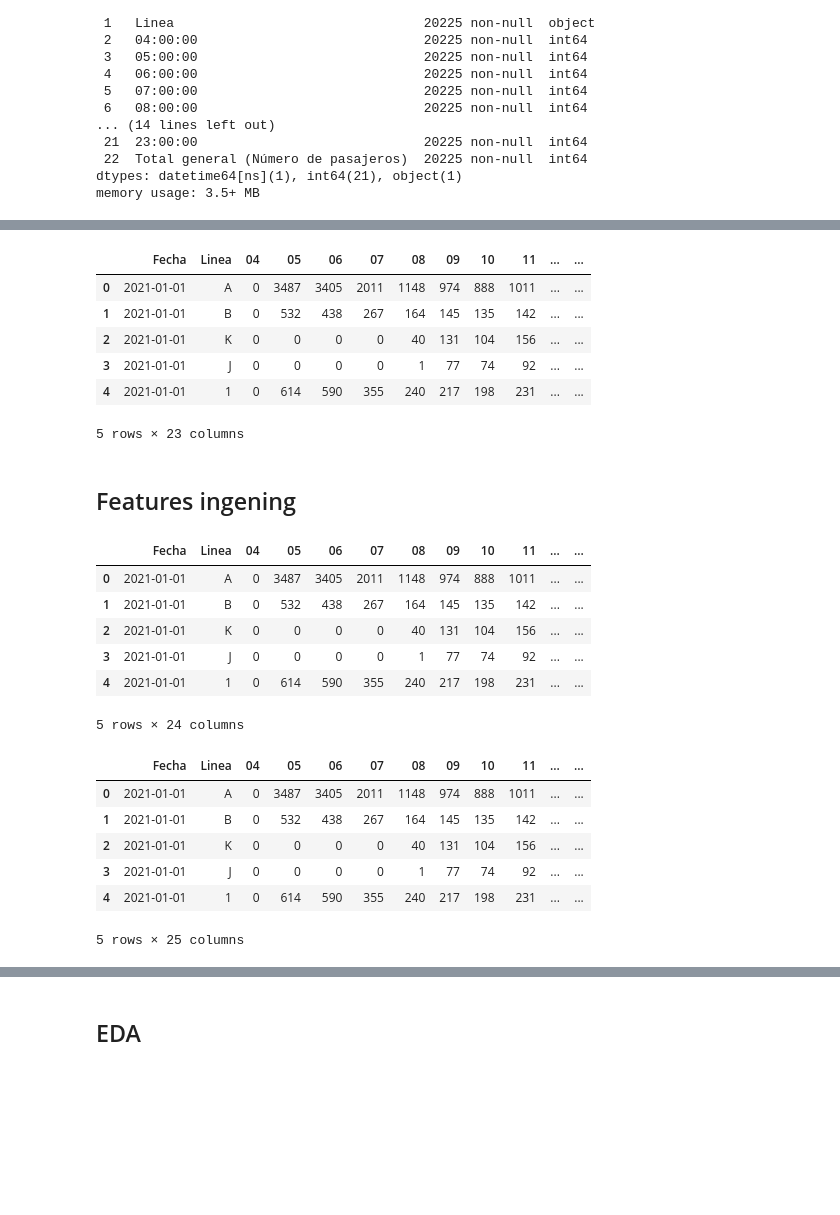
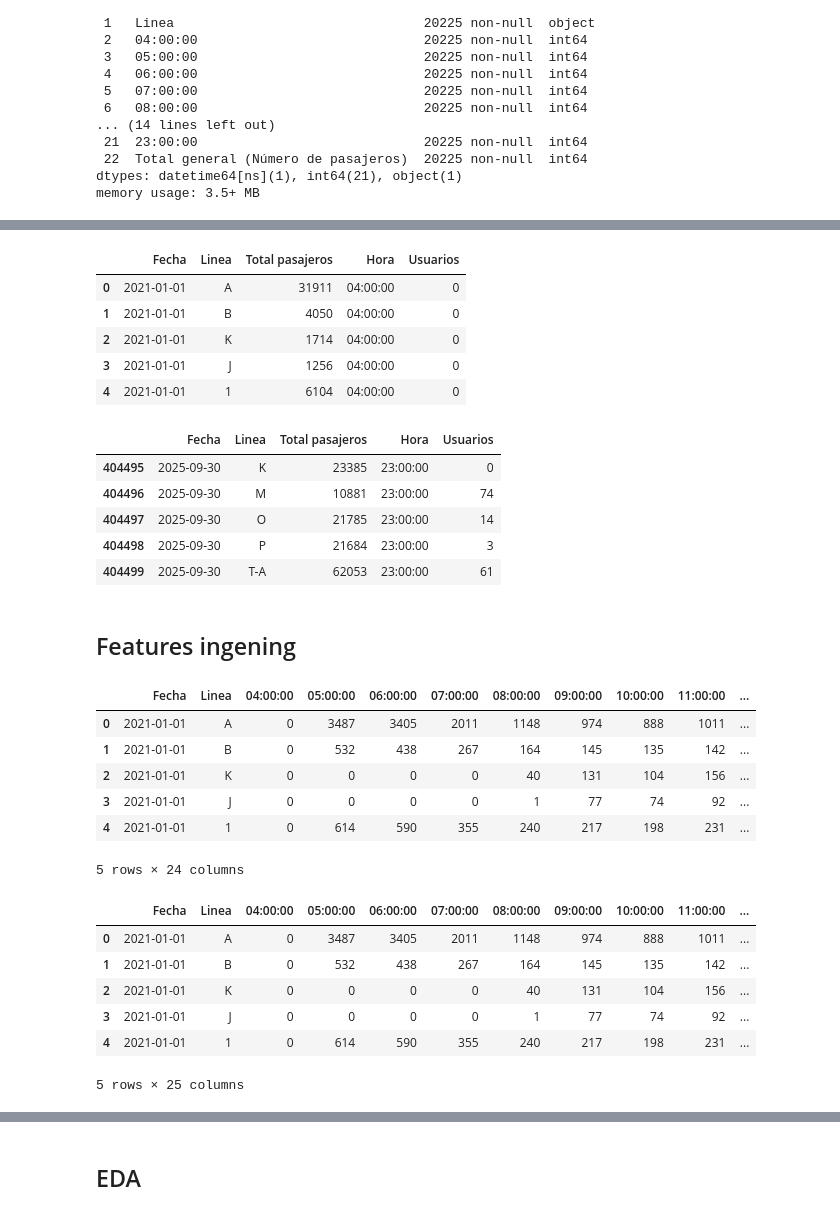
Before and after one commit to jbernalg/Project_Medellin_Metro, a Jupyter notebook: notebooks/preprocessing.ipynb, the cells around one changed output, grey strips where cells are left out. Drawn from its saved outputs; the diff is of its cells as text; code cells hidden in the pictures; blank space fills up the shorter version.

Commit message:
convertir df a formato largo

```diff
--- a/notebooks/preprocessing.ipynb
+++ b/notebooks/preprocessing.ipynb
@@ -149,18 +149,31 @@ df_total.sample()
 1 rows × 23 columns
+# %%
+# seleccionar columnas que representan horas
+hours_cols = [col for col in df_total.columns if col not in ['Fecha', 'Linea', 'Total pasajeros']]
+
+# convertir a formato largo
+df_long = df_total.melt(
+    id_vars=['Fecha', 'Linea', 'Total pasajeros'],
+    value_vars=hours_cols,
+    var_name='Hora',
+    value_name='Usuarios'
+)
+
+df_long.head()
+# %% [output]
+|  | Fecha | Linea | Total pasajeros | Hora | Usuarios |
+| 0 | 2021-01-01 | A | 31911 | 04:00:00 | 0 |
+| 1 | 2021-01-01 | B | 4050 | 04:00:00 | 0 |
+| 2 | 2021-01-01 | K | 1714 | 04:00:00 | 0 |
+| 3 | 2021-01-01 | J | 1256 | 04:00:00 | 0 |
+| 4 | 2021-01-01 | 1 | 6104 | 04:00:00 | 0 |
 # %%
-# cambiar nombre de las horas
-df_total.columns = (
-    ['Fecha', 'Linea'] +
-    [str(col)[:2] for col in df_total.columns[2:22]] +
-    ['Total Pasajeros']
-)
-
-df_total.head()
+# ordenar las var
+df_long.tail()
 # %% [output]
-|  | Fecha | Linea | 04 | 05 | 06 | 07 | 08 | 09 | 10 | 11 | ... | ... |
-| 0 | 2021-01-01 | A | 0 | 3487 | 3405 | 2011 | 1148 | 974 | 888 | 1011 | ... | ... |
-| 1 | 2021-01-01 | B | 0 | 532 | 438 | 267 | 164 | 145 | 135 | 142 | ... | ... |
-| 2 | 2021-01-01 | K | 0 | 0 | 0 | 0 | 40 | 131 | 104 | 156 | ... | ... |
-| 3 | 2021-01-01 | J | 0 | 0 | 0 | 0 | 1 | 77 | 74 | 92 | ... | ... |
-| 4 | 2021-01-01 | 1 | 0 | 614 | 590 | 355 | 240 | 217 | 198 | 231 | ... | ... |
+|  | Fecha | Linea | Total pasajeros | Hora | Usuarios |
+| 404495 | 2025-09-30 | K | 23385 | 23:00:00 | 0 |
+| 404496 | 2025-09-30 | M | 10881 | 23:00:00 | 74 |
+| 404497 | 2025-09-30 | O | 21785 | 23:00:00 | 14 |
+| 404498 | 2025-09-30 | P | 21684 | 23:00:00 | 3 |
+| 404499 | 2025-09-30 | T-A | 62053 | 23:00:00 | 61 |
-5 rows × 23 columns
@@ -171,24 +186,24 @@ df_total.head()
 df_total['Year'] = df_total['Fecha'].dt.year
 df_total.head()
 # %% [output]
-|  | Fecha | Linea | 04 | 05 | 06 | 07 | 08 | 09 | 10 | 11 | ... | ... |
-| 0 | 2021-01-01 | A | 0 | 3487 | 3405 | 2011 | 1148 | 974 | 888 | 1011 | ... | ... |
-| 1 | 2021-01-01 | B | 0 | 532 | 438 | 267 | 164 | 145 | 135 | 142 | ... | ... |
-| 2 | 2021-01-01 | K | 0 | 0 | 0 | 0 | 40 | 131 | 104 | 156 | ... | ... |
-| 3 | 2021-01-01 | J | 0 | 0 | 0 | 0 | 1 | 77 | 74 | 92 | ... | ... |
-| 4 | 2021-01-01 | 1 | 0 | 614 | 590 | 355 | 240 | 217 | 198 | 231 | ... | ... |
+|  | Fecha | Linea | 04:00:00 | 05:00:00 | 06:00:00 | 07:00:00 | 08:00:00 | 09:00:00 | 10:00:00 | 11:00:00 | ... |
+| 0 | 2021-01-01 | A | 0 | 3487 | 3405 | 2011 | 1148 | 974 | 888 | 1011 | ... |
+| 1 | 2021-01-01 | B | 0 | 532 | 438 | 267 | 164 | 145 | 135 | 142 | ... |
+| 2 | 2021-01-01 | K | 0 | 0 | 0 | 0 | 40 | 131 | 104 | 156 | ... |
+| 3 | 2021-01-01 | J | 0 | 0 | 0 | 0 | 1 | 77 | 74 | 92 | ... |
+| 4 | 2021-01-01 | 1 | 0 | 614 | 590 | 355 | 240 | 217 | 198 | 231 | ... |
 5 rows × 24 columns
 # %%
 # crear un campo que almacene los dias de la semana
 df_total['Day'] = df_total['Fecha'].dt.day_name()
 df_total.head()
 # %% [output]
-|  | Fecha | Linea | 04 | 05 | 06 | 07 | 08 | 09 | 10 | 11 | ... | ... |
-| 0 | 2021-01-01 | A | 0 | 3487 | 3405 | 2011 | 1148 | 974 | 888 | 1011 | ... | ... |
-| 1 | 2021-01-01 | B | 0 | 532 | 438 | 267 | 164 | 145 | 135 | 142 | ... | ... |
-| 2 | 2021-01-01 | K | 0 | 0 | 0 | 0 | 40 | 131 | 104 | 156 | ... | ... |
-| 3 | 2021-01-01 | J | 0 | 0 | 0 | 0 | 1 | 77 | 74 | 92 | ... | ... |
-| 4 | 2021-01-01 | 1 | 0 | 614 | 590 | 355 | 240 | 217 | 198 | 231 | ... | ... |
+|  | Fecha | Linea | 04:00:00 | 05:00:00 | 06:00:00 | 07:00:00 | 08:00:00 | 09:00:00 | 10:00:00 | 11:00:00 | ... |
+| 0 | 2021-01-01 | A | 0 | 3487 | 3405 | 2011 | 1148 | 974 | 888 | 1011 | ... |
+| 1 | 2021-01-01 | B | 0 | 532 | 438 | 267 | 164 | 145 | 135 | 142 | ... |
+| 2 | 2021-01-01 | K | 0 | 0 | 0 | 0 | 40 | 131 | 104 | 156 | ... |
+| 3 | 2021-01-01 | J | 0 | 0 | 0 | 0 | 1 | 77 | 74 | 92 | ... |
+| 4 | 2021-01-01 | 1 | 0 | 614 | 590 | 355 | 240 | 217 | 198 | 231 | ... |
 5 rows × 25 columns
 # %%
 # crear un campo que almacene los meses de cada fecha
```
Also changed, not shown: parts of 6 cells of this notebook.
